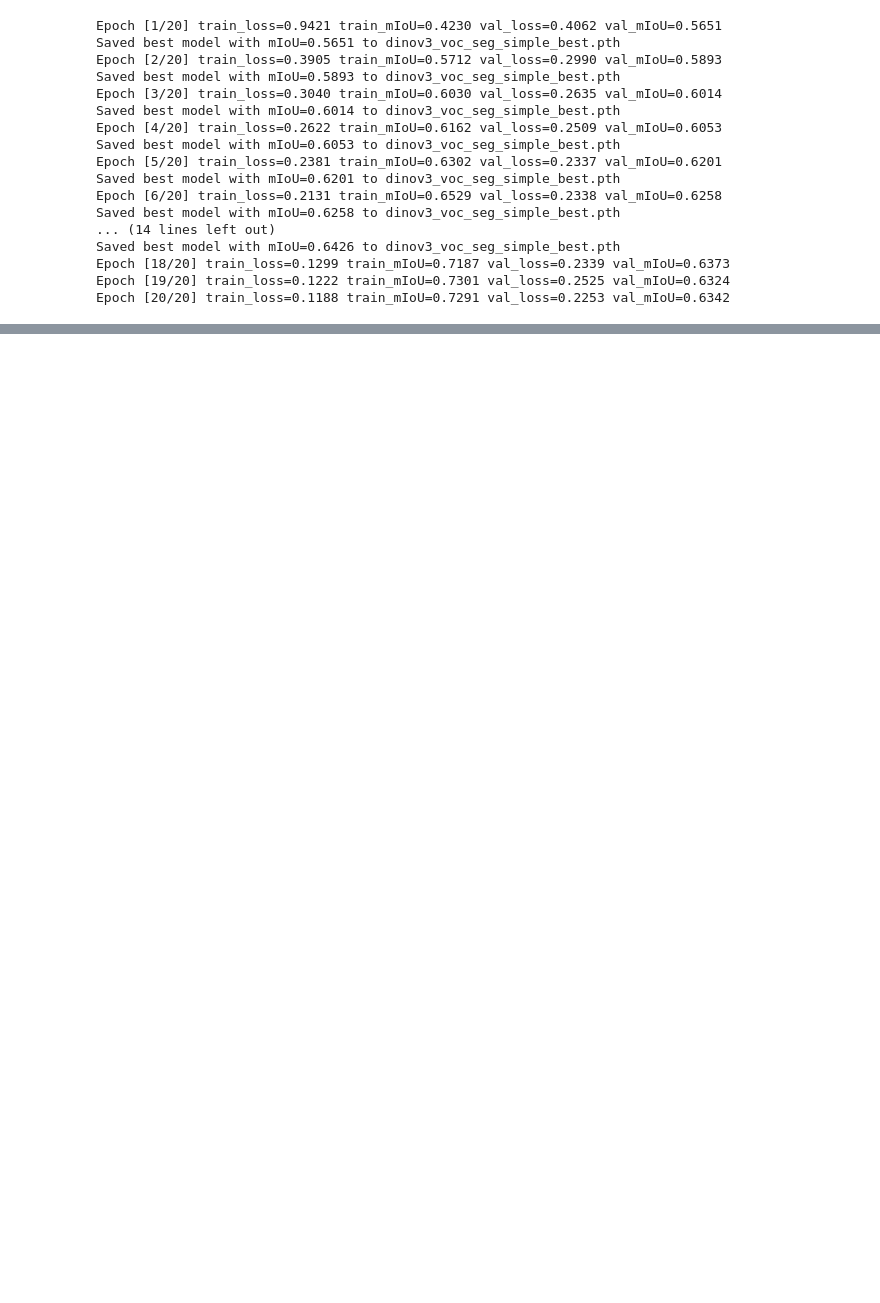
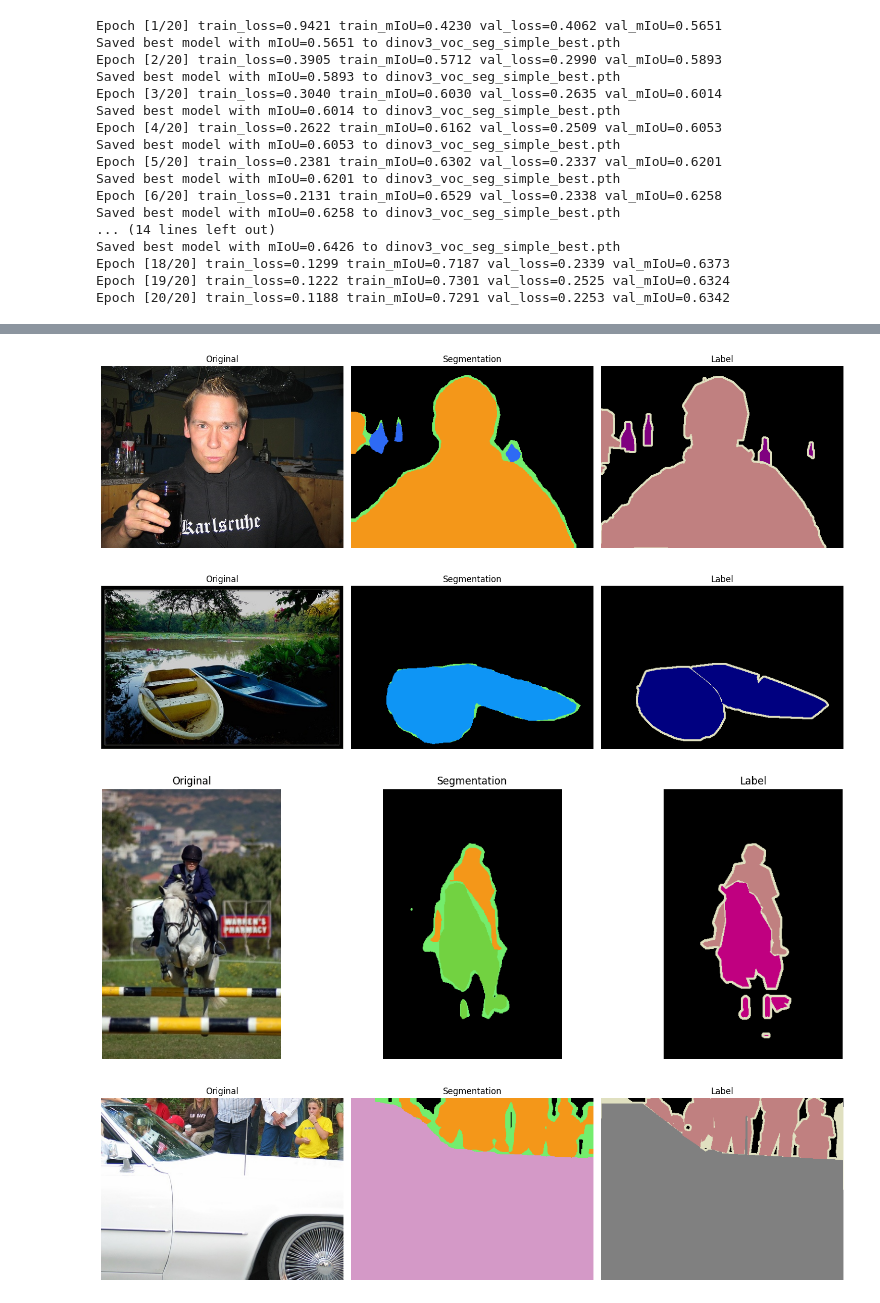
Before and after one commit to hydroshiba/DINOv3-benchmark, a Jupyter notebook: semantic-segmentation.ipynb, the cells around one changed output, grey strips where cells are left out. Saved outputs shown, nothing was run; the diff lists cells and outputs as text; code cells hidden in the pictures; blank space fills up the shorter version.

Commit message:
update semantic-segmentation

```diff
--- a/semantic-segmentation.ipynb
+++ b/semantic-segmentation.ipynb
@@ -378,9 +387,11 @@ Epoch [18/20] train_loss=0.1299 train_mIoU=0.7187 val_loss=0.2339 val_mIoU=0.637
 Epoch [19/20] train_loss=0.1222 train_mIoU=0.7301 val_loss=0.2525 val_mIoU=0.6324
 Epoch [20/20] train_loss=0.1188 train_mIoU=0.7291 val_loss=0.2253 val_mIoU=0.6342
 # %%
+IMG_DIR = "/kaggle/input/voc-2012-segmentation-data/voc_2012_segmentation_data/train_images/"
+LABEL_DIR = "/kaggle/input/voc-2012-segmentation-data/voc_2012_segmentation_data/train_labels/"
+
 # ===== CONFIG YOU SHOULD EDIT =====
-INFERENCE_MODEL_PATH = "dinov3_voc_seg_simple_best.pth"
-INFERENCE_INPUT_DIR = "/kaggle/working/test"
+INFERENCE_MODEL_PATH = "/kaggle/working/dinov3_voc_seg_simple_best.pth"
 
 
 # ===== COLOR MAP (SIMPLE RANDOM) =====
@@ -421,9 +432,9 @@ def colorize_mask(mask: np.ndarray) -> Image.Image:
     return Image.fromarray(color_mask)
 
 
-def run_inference_on_folder(
+def run_inference(
     model,
-    input_dir: str = INFERENCE_INPUT_DIR,
+    images_name: str,
     img_size: int = IMG_SIZE,
     device: str = DEVICE,
     show_plots: bool = True,
@@ -435,17 +446,10 @@ def run_inference_on_folder(
         transforms.ToTensor(),
     ])
 
-    image_paths = []
-    for ext in ("*.jpg", "*.jpeg", "*.png", "*.bmp"):
-        image_paths.extend(glob.glob(os.path.join(input_dir, ext)))
+    for image_name in images_name:
+        image = Image.open(IMG_DIR + image_name + ".jpg").convert("RGB")
+        image_label = Image.open(LABEL_DIR + image_name + ".png").convert("RGB")
 
-    print(f"Found {len(image_paths)} images in {input_dir}")
-
-    for img_path in image_paths:
-        img_name = os.path.splitext(os.path.basename(img_path))[0]
-
-        # Load original image
-        image = Image.open(img_path).convert("RGB")
         w_orig, h_orig = image.size
 
         # Preprocess
@@ -460,10 +464,9 @@ def run_inference_on_folder(
         mask_pil = mask_pil.resize((w_orig, h_orig), Image.NEAREST)
         color_mask = colorize_mask(np.array(mask_pil))
 
-
         # Show with matplotlib
         if show_plots:
-            fig, axes = plt.subplots(1, 2, figsize=(10, 5))
+            fig, axes = plt.subplots(1, 3, figsize=(15, 5))
             axes[0].imshow(image)
             axes[0].set_title("Original")
             axes[0].axis("off")
@@ -472,9 +475,12 @@ def run_inference_on_folder(
             axes[1].set_title("Segmentation")
             axes[1].axis("off")
 
+            axes[2].imshow(image_label)
+            axes[2].set_title("Label")
+            axes[2].axis("off")
+
             plt.tight_layout()
             plt.show()
 # %%
 model = load_trained_model()
-run_inference_on_folder(model)
 # %% [output]
@@ -489,0 +488,9 @@ Found 5 images in /kaggle/working/test
+# %%
+
+images_name = ["2007_000170", "2007_000713", "2007_000836", "2007_001857"]
+run_inference(model, images_name=images_name)
+# %% [output]
+[figure, added]
+[figure, added]
+[figure, added]
+[figure, added]
```
Also changed, not shown: parts of 4 cells of this notebook.
